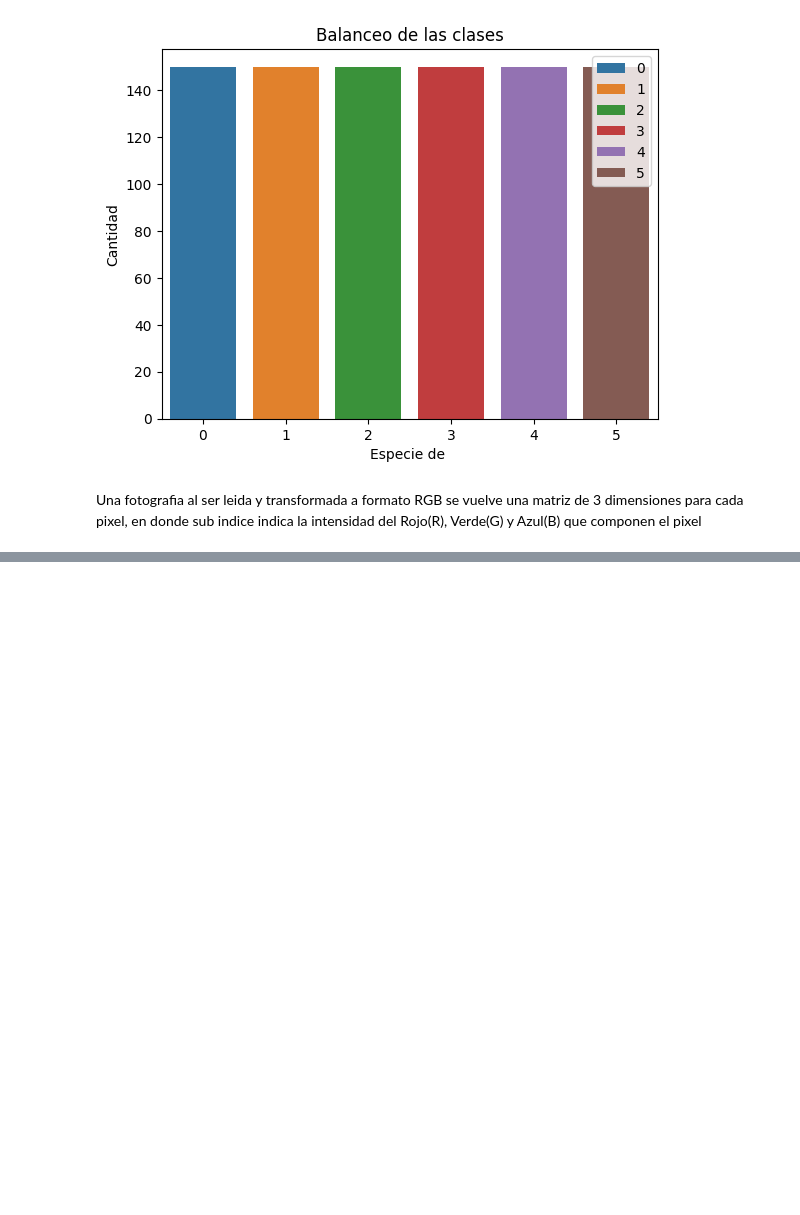
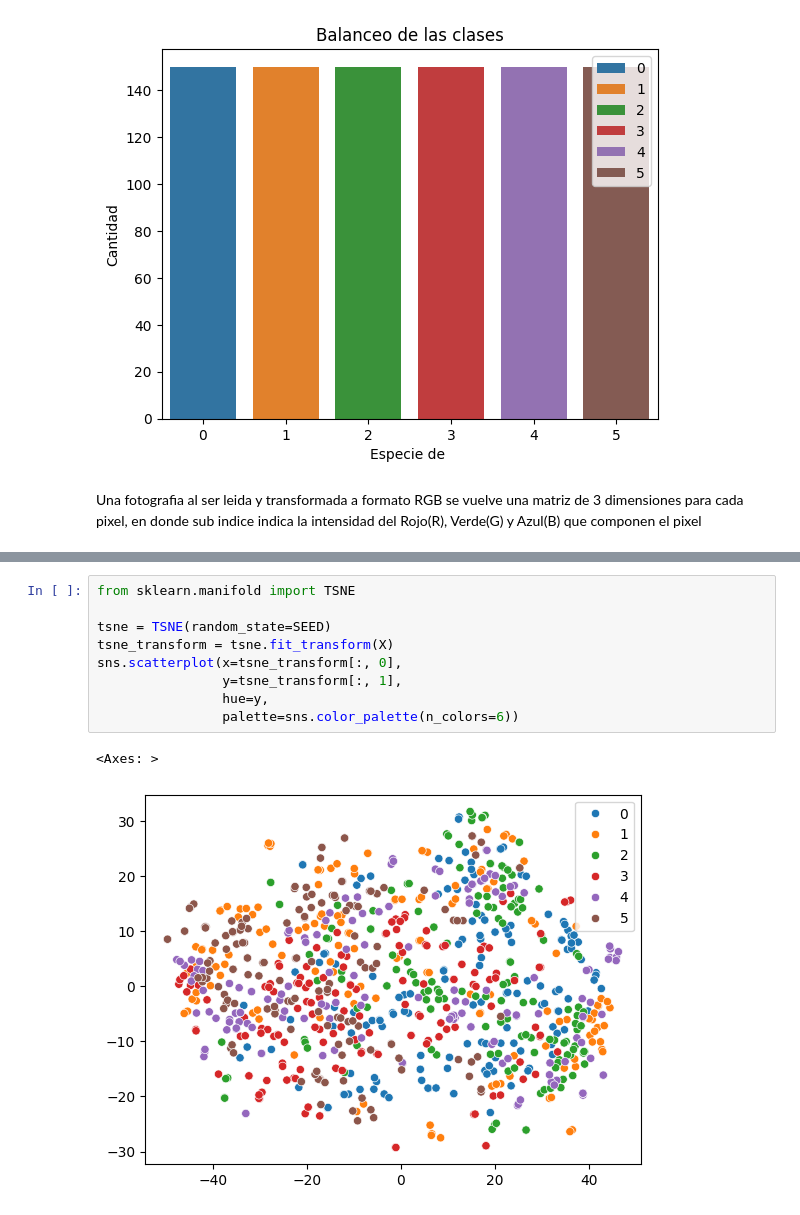
Before and after one commit to santiflo/UNAL, a Jupyter notebook: Curso 2/Proyecto/Proyecto.ipynb, the cells around one changed output, grey strips where cells are left out. Saved outputs shown, nothing was run; the diff lists cells and outputs as text; blank space fills up the shorter version.

```diff
--- a/Curso 2/Proyecto/Proyecto.ipynb
+++ b/Curso 2/Proyecto/Proyecto.ipynb
@@ -104,0 +168,12 @@ display_random_image(class_name, X, y)
+# %%
+from sklearn.manifold import TSNE
+
+tsne = TSNE(random_state=SEED)
+tsne_transform = tsne.fit_transform(X)
+sns.scatterplot(x=tsne_transform[:, 0],
+                y=tsne_transform[:, 1],
+                hue=y,
+                palette=sns.color_palette(n_colors=6))
+# %% [output]
+<Axes: >
+[figure, added]
```
Also changed, not shown: parts of 17 cells of this notebook, 3 other files.
